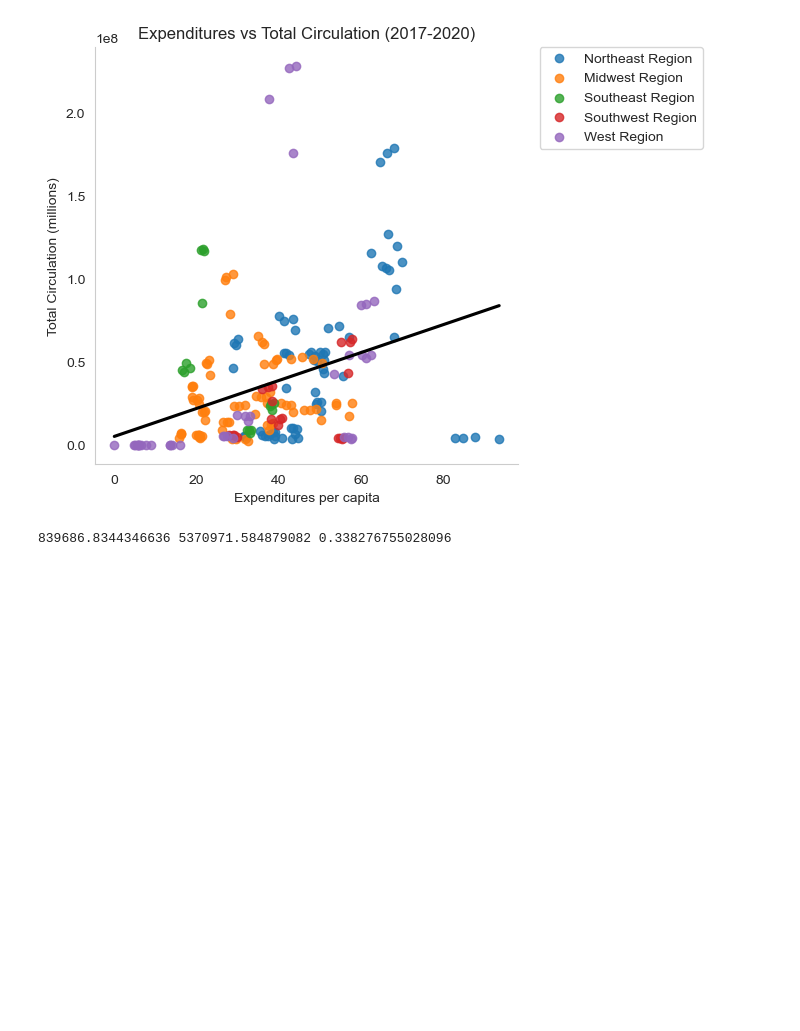
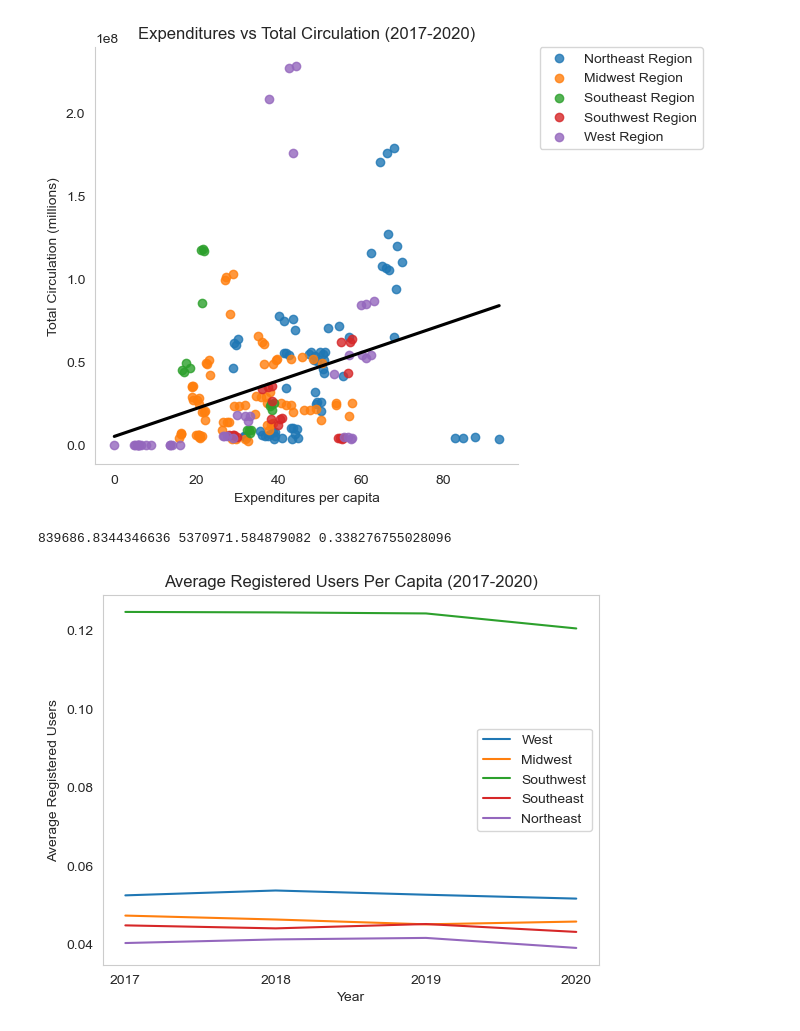
Before and after one commit to vwalden/library-eda, a Jupyter notebook: library_eda.ipynb, the cells around one changed output. Drawn from its saved outputs; the diff is of its cells as text; code cells hidden in the pictures; blank space fills up the shorter version.

Commit message:
updated with chart 5

```diff
--- a/library_eda.ipynb
+++ b/library_eda.ipynb
@@ -365,0 +375,33 @@ plotlinear(x,y)
+# %%
+# Get the average users for each region
+per_region_rusers = no_terr_df.groupby(['OBEREG']).mean()['REGBOR']
+per_region_rusers17 = no_terr17_df.groupby(['OBEREG']).mean()['REGBOR']
+per_region_rusers18 = no_terr18_df.groupby(['OBEREG']).mean()['REGBOR']
+per_region_rusers19 = no_terr19_df.groupby(['OBEREG']).mean()['REGBOR']
+per_region_rusers20 = no_terr20_df.groupby(['OBEREG']).mean()['REGBOR']
+# %%
+# Calculate per capita users
+percapru = per_region_rusers / region_pop
+percapru17 = per_region_rusers17 / region_pop17
+percapru18 = per_region_rusers18 / region_pop18
+percapru19 = per_region_rusers19 / region_pop19
+percapru20 = per_region_rusers20 / region_pop20
+# %%
+#plot
+x_axis = [2017, 2018, 2019, 2020]
+plt.plot(x_axis, [percapru17["West"], percapru18["West"], percapru19["West"], percapru20["West"]], label = "West")
+plt.plot(x_axis, [percapru17["Midwest"], percapru18["Midwest"], percapru19["Midwest"], percapru20["Midwest"]], label = "Midwest")
+plt.plot(x_axis, [percapru17["Southwest"], percapru18["Southwest"], percapru19["Southwest"], percapru20["Southwest"]], label = "Southwest")
+plt.plot(x_axis, [percapru17["Southeast"], percapru18["Southeast"], percapru19["Southeast"], percapru20["Southeast"]], label = "Southeast")
+plt.plot(x_axis, [percapru17["Northeast"], percapru18["Northeast"], percapru19["Northeast"], percapru20["Northeast"]], label = "Northeast")
+
+
+
+plt.legend()
+plt.xticks(x_axis)
+plt.xlabel("Year")
+plt.ylabel("Average Registered Users")
+plt.title("Average Registered Users Per Capita (2017-2020)")
+plt.show()
+# %% [output]
+[figure, added]
```
Also changed, not shown: parts of 3 cells of this notebook.
